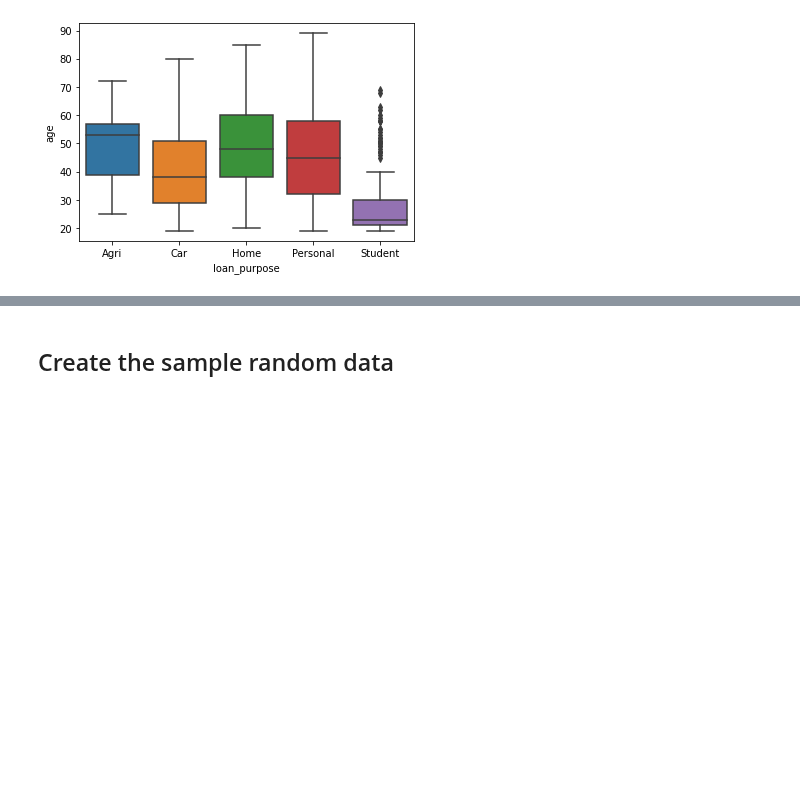
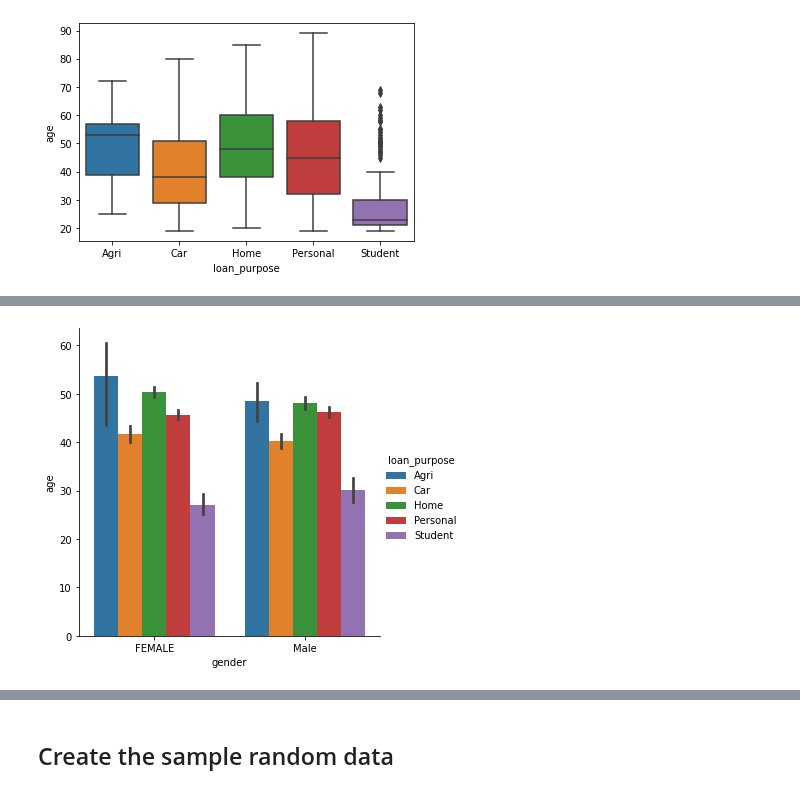
Before and after one commit to brendantipp/sem2_prog_data_analysis_project, a Jupyter notebook: product_analysis.ipynb, the cells around one changed output, grey strips where cells are left out. Cells and saved outputs as stored; diff of their text form; code cells hidden in the pictures; blank space fills up the shorter version.

```diff
--- a/product_analysis.ipynb
+++ b/product_analysis.ipynb
@@ -300,5 +302,7 @@ sns.catplot(x="Loan Purpose", y="Age", hue="Gender", kind="box", data=df);
 # %%
-sns.catplot(x="Gender", y="Age", hue="Loan Purpose", kind="bar", data=df);
+sns.catplot(x="gender", y="age", hue="loan_purpose", kind="bar", data=df);
+# %% [output]
+[figure, added]
 # %%
 %matplotlib inline
 sns.set(style="darkgrid")
```
Also changed, not shown: parts of 7 cells of this notebook.
